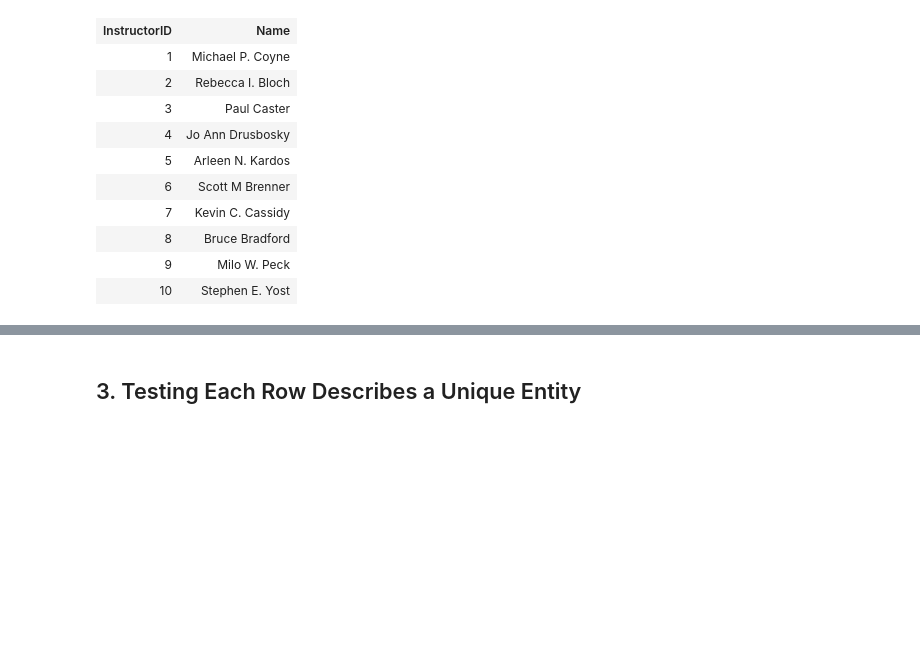
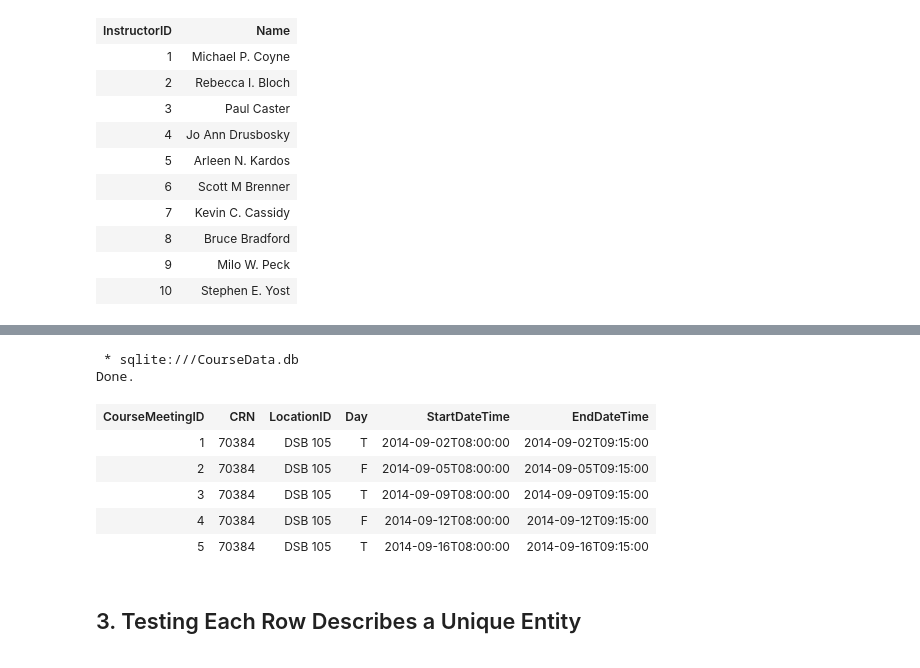
Before and after one commit to fairfield-ba510-spring2020/term-project-teamgamecancelled, a Jupyter notebook: CourseDataTests.ipynb, the cells around one changed output, grey strips where cells are left out. Drawn from its saved outputs; the diff is of its cells as text; code cells hidden in the pictures; blank space fills up the shorter version.

```diff
--- a/CourseDataTests.ipynb
+++ b/CourseDataTests.ipynb
@@ -74,3 +138,19 @@ Done.
+# %%
+%%sql
+-- Testing Course Meetings Table
+
+SELECT *
+FROM Course_Meetings
+LIMIT 5
+# %% [output]
+ * sqlite:///CourseData.db
+Done.
+| CourseMeetingID | CRN | LocationID | Day | StartDateTime | EndDateTime |
+| 1 | 70384 | DSB 105 | T | 2014-09-02T08:00:00 | 2014-09-02T09:15:00 |
+| 2 | 70384 | DSB 105 | F | 2014-09-05T08:00:00 | 2014-09-05T09:15:00 |
+| 3 | 70384 | DSB 105 | T | 2014-09-09T08:00:00 | 2014-09-09T09:15:00 |
+| 4 | 70384 | DSB 105 | F | 2014-09-12T08:00:00 | 2014-09-12T09:15:00 |
+| 5 | 70384 | DSB 105 | T | 2014-09-16T08:00:00 | 2014-09-16T09:15:00 |
 # %% [markdown]
 <a id = "20"> <h2> 3. Testing Each Row Describes a Unique Entity </h2> </a>
 # %% [markdown]
```
Also changed, not shown: parts of 13 cells of this notebook, 3 other files.
